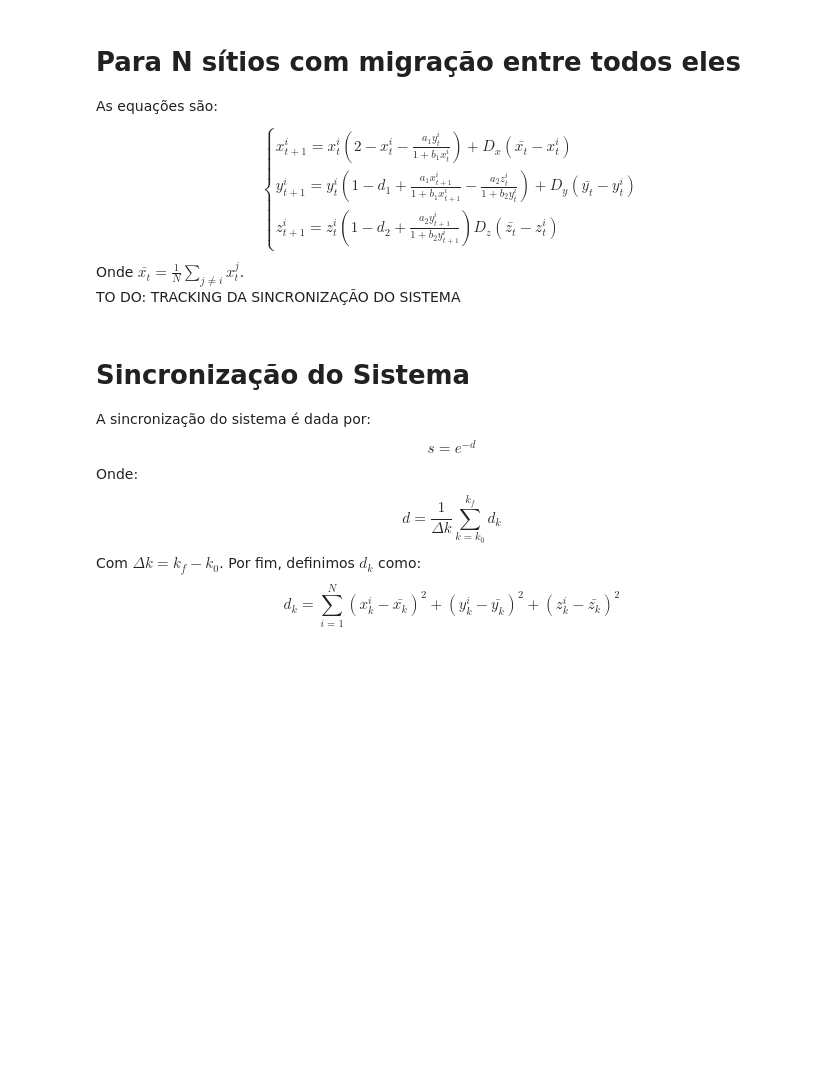
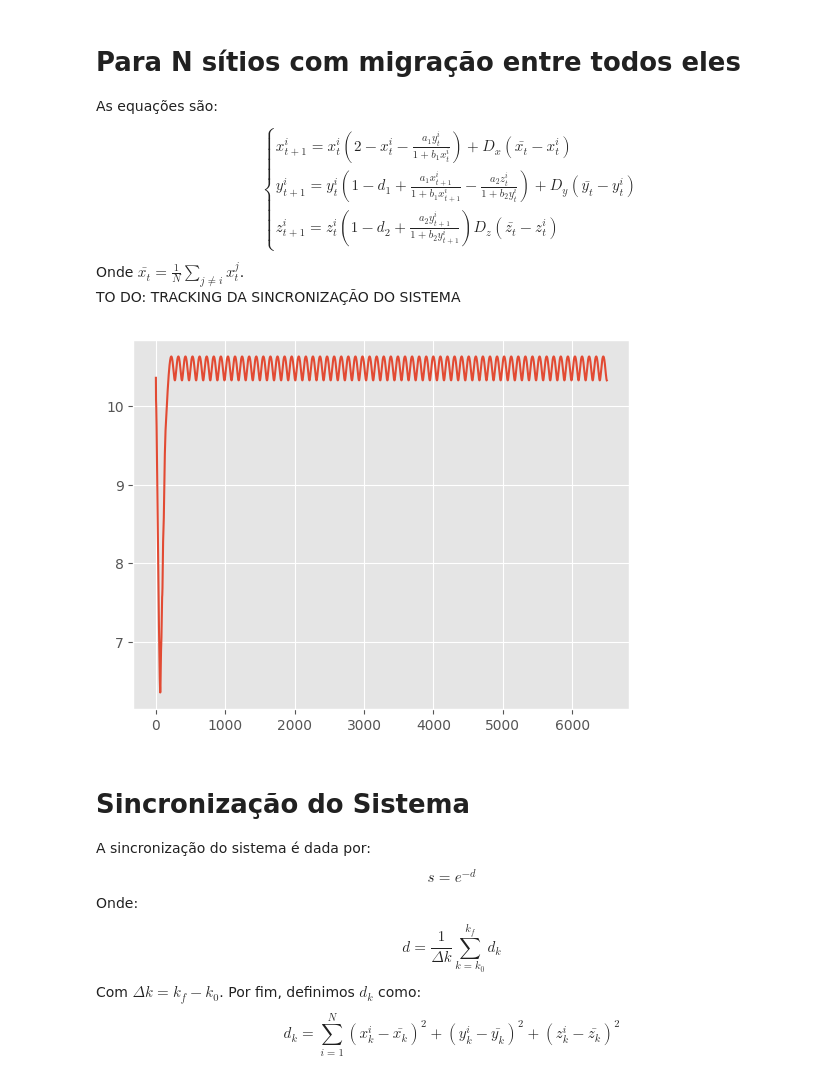
Before and after one commit to Kakooleo/HPM-system, a Jupyter notebook: Simulacao_TCC.ipynb, the cells around one changed output. Drawn from its saved outputs; the diff is of its cells as text; code cells hidden in the pictures; blank space fills up the shorter version.

```diff
--- a/Simulacao_TCC.ipynb
+++ b/Simulacao_TCC.ipynb
@@ -321,11 +338,9 @@ def _calculate_next_step_N_sites(array, a_1, a_2, b_1, b_2, d_1, d_2, D_x, D_y,
     x_means = _calculate_mean(x)
     y_means = _calculate_mean(y)
     z_means = _calculate_mean(z)
-    x_new = x * (2 - x - a_1 * y / (1 + b_1 * x)) + D_x * (x_means - x)
-    y_new = y * (
-        1 - d_1 + a_1 * x_new / (1 + b_1 * x_new) - a_2 * z / (1 + b_2 * y)
-    ) + D_y * (y_means - y)
-    z_new = z * (1 - d_2 + a_2 * y_new / (1 + b_2 * y_new)) + D_z * (z_means - z)
+    x_new = u(x, y, a_1, b_1) + D_x * (x_means - x)
+    y_new = v(x_new, y, z, a_1, a_2, b_1, b_2, d_1) + D_y * (y_means - y)
+    z_new = w(y_new, z, a_2, b_2, d_2) + D_z * (z_means - z)
     return np.array([x_new, y_new, z_new])
 
 
@@ -372,11 +387,15 @@ noise_N_sites = generator_N_sites.uniform(
     -0.05 * initial_cond_N_sites, 0.05 * initial_cond_N_sites
 )
 initial_cond_N_sites = initial_cond_N_sites + noise_N_sites
-params_N_sites = (5, 0.1, 3.2, 2, 0.4, 0.01, 0.5, 0.0, 0.5)
+params_N_sites = (5, 0.1, 3.2, 2, 0.4, 0.01, 0.5, 0., 0.5)
 number_of_steps_N_sites = 6500
 x_matrix_N_sites, y_matrix_N_sites, z_matrix_N_sites = integrate_N_sites_sytem(
     initial_cond_N_sites, number_of_steps_N_sites, params_N_sites
 )
+# %%
+_ = plt.plot(time, z_matrix_N_sites[:,1])
+# %% [output]
+[figure, added]
 # %% [markdown]
 # Sincronização do Sistema
 A sincronização do sistema é dada por:
```
Also changed, not shown: parts of 8 cells of this notebook.
